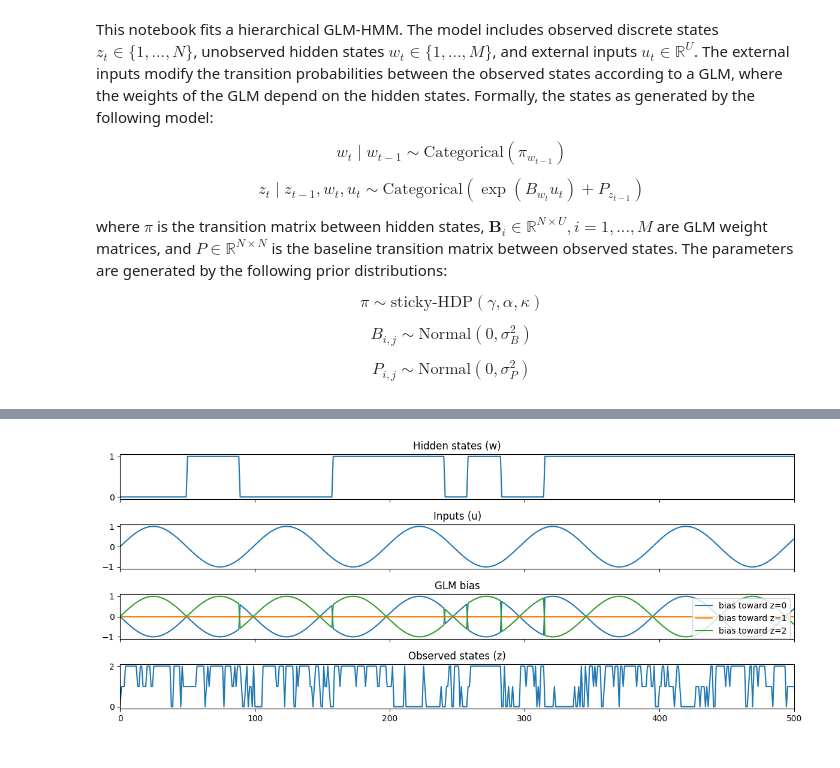
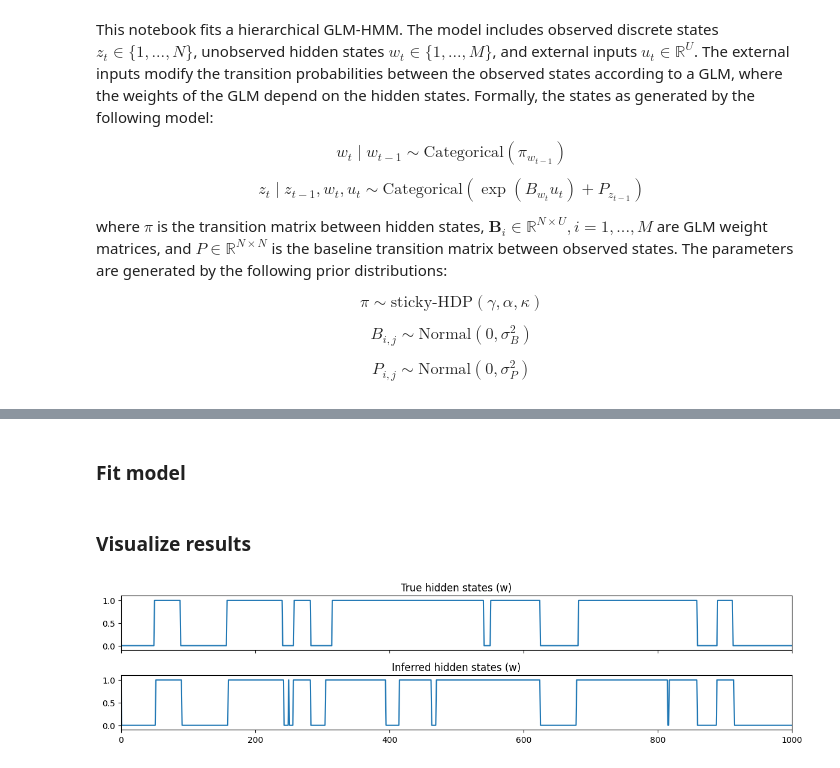
Before and after one commit to dattalab/jax-moseq, a Jupyter notebook: examples/glm_hmm.ipynb, the cells around one changed output, grey strips where cells are left out. Cells and saved outputs as stored; diff of their text form; code cells hidden in the pictures.

```diff
--- a/examples/glm_hmm.ipynb
+++ b/examples/glm_hmm.ipynb
@@ -358,4 +115,3 @@ z,u,w,mask = jnp.array(z),jnp.array(u),jnp.array(w),jnp.array(jnp.ones_like(z))
 P,B = jnp.array(P),jnp.array(B)
 
 model = init_model(data=data, hypparams=hypparams)
-for i in tqdm.trange(100): model = resample_model(data, **model)
@@ -400,57 +118,18 @@ $$B_\text{attract} = \begin{bmatrix} 1 \\ 0 \\ -1 \end{bmatrix}, \ \ \
-# %%
-import numpy as np
-import matplotlib.pyplot as plt
-
-np.random.seed(43)
-
-N = 3  # number of observed states
-M = 2  # number of hidden states
-U = 1  # external input dimension
-T = 50000  # number of time steps
-
-# Transition probabilities between hidden states
-pi = np.array([[0.99, 0.01],
-               [0.01, 0.99]])
-
-# GLM weight matrices
-B1 = np.array([[-1], [0], [1]])
-B2 = np.array([[1], [0], [-1]])
-B = np.stack([B1, B2], axis=0).astype(float)
-
-# Baseline transition matrix between observed states
-P = np.eye(3)
-
-# External input
-u = np.sin(np.arange(T)/np.pi/5)[:,na]
-
-# Simulate hidden states
-w = np.zeros(T, dtype=int)
-for t in range(1, T):
-    w[t] = np.random.choice(M, p=pi[w[t-1]])
-
-# Simulate observed states
-z = np.zeros(T, dtype=int)
-for t in range(1, T):
-    transition_prob = np.exp(B[w[t]] @ u[t] + P[z[t-1]])
-    transition_prob /= transition_prob.sum()
-    z[t] = np.random.choice(N, p=transition_prob)
-
-# Plot results
-fig,axs = plt.subplots(4,1,figsize=(12, 5), sharex=True)
-axs[0].plot(w)
-axs[1].plot(u)
-
-glm_bias = (B[w]@(u[:,:,na])).squeeze(-1)
-for i in range(N):
-    axs[2].plot(glm_bias[:,i], label=f"bias toward z={i}")
-axs[2].legend(loc='upper right')
-axs[3].plot(z)
-
-axs[0].set_title("Hidden states (w)")
-axs[1].set_title("Inputs (u)")
-axs[2].set_title("GLM bias")
-axs[3].set_title("Observed states (z)")
-axs[3].set_xlim([0,500])
-plt.tight_layout()
-# %% [output]
-[figure, removed]
+# %% [markdown]
+### Fit model
+# %%
+for i in tqdm.trange(100):
+    model = glm_hmm.resample_model(data, **model)
+# %% [markdown]
+### Visualize results
+# %%
+fig,axs = plt.subplots(2,1, figsize=(12, 3), sharex=True, sharey=True)
+axs[0].plot(w)
+axs[1].plot(np.array(model['states']['w'][0]))
+axs[0].set_title("True hidden states (w)")
+axs[1].set_title("Inferred hidden states (w)")
+axs[1].set_xlim([0,1000])
+axs[1].set_ylim([w.min()-.1, w.max()+.1])
+plt.tight_layout()
+# %% [output]
+[figure, added]
```
Also changed, not shown: parts of 11 cells of this notebook, 1 other file.
